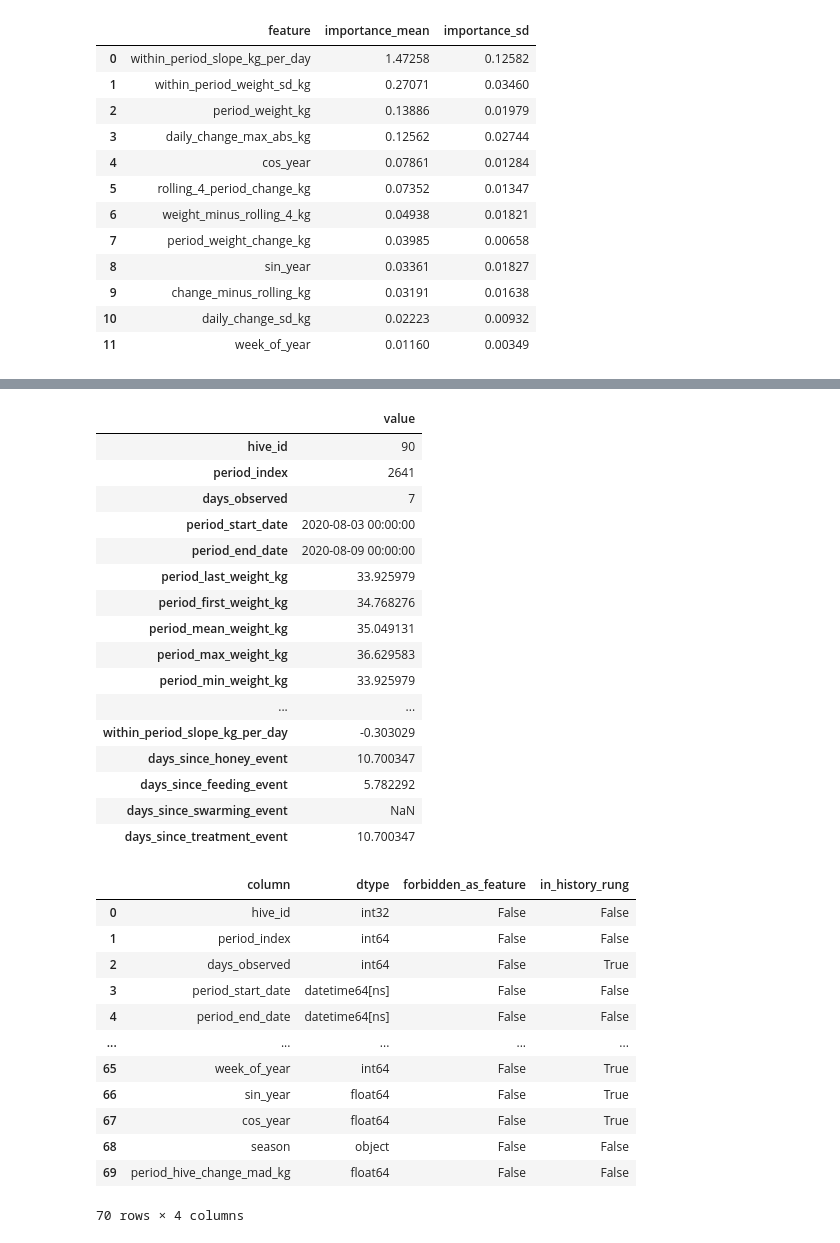
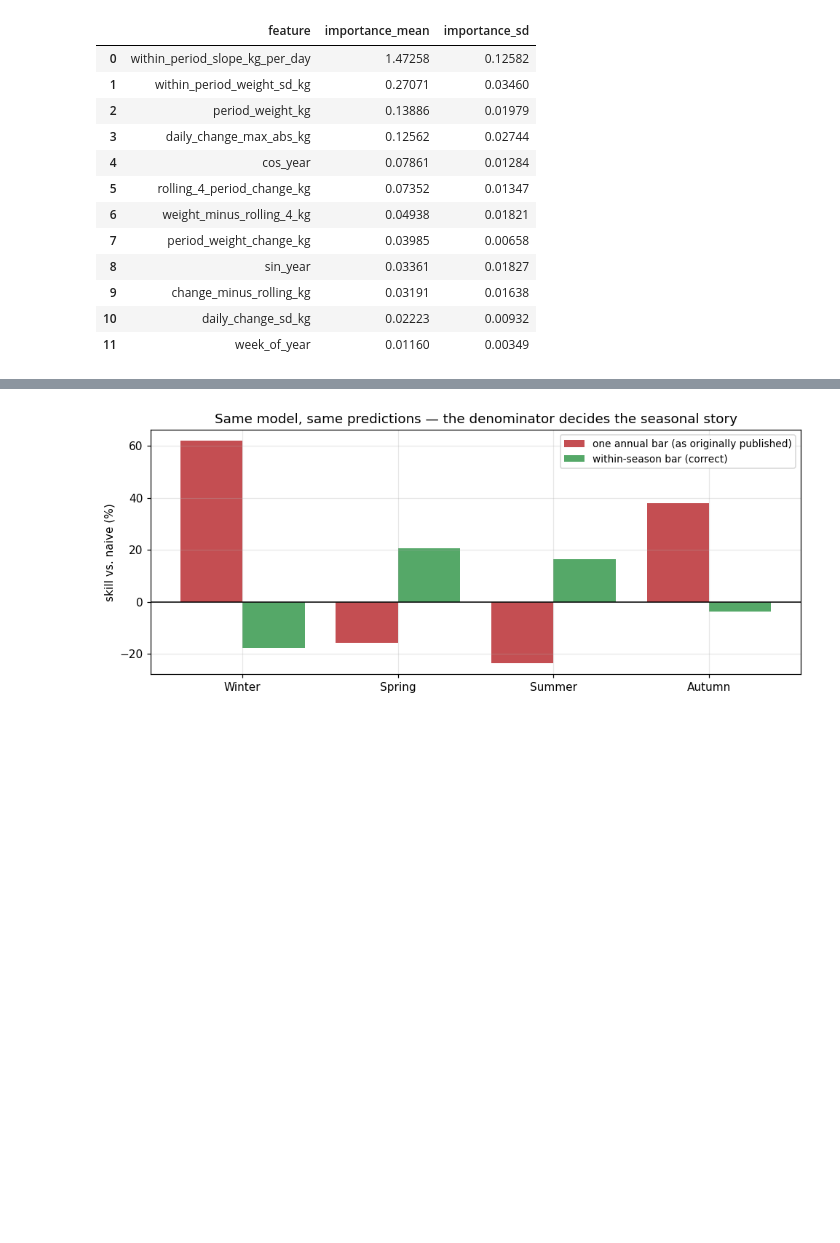
Before and after one commit to stephfn/honey-yield-predictive-model, a Jupyter notebook: Milestone_4_alt.ipynb, the cells around one changed output, grey strips where cells are left out. Drawn from its saved outputs; the diff is of its cells as text; code cells hidden in the pictures; blank space fills up the shorter version.

```diff
--- a/Milestone_4_alt.ipynb
+++ b/Milestone_4_alt.ipynb
@@ -1038,42 +1010,19 @@ skill but rests on 622 rows.
 # %%
-full_weeks = week_df[week_df.days_observed == 7].reset_index(drop=True)
-example = full_weeks.iloc[[len(full_weeks) // 2]].T
-example.columns = ["value"]
-display(example.head(45))
+order = ["Winter", "Spring", "Summer", "Autumn"]
+plot = seasons.set_index("value").loc[order]
 
-schema = pd.DataFrame({"column": week_df.columns, "dtype": [str(t) for t in week_df.dtypes]})
-schema["forbidden_as_feature"] = schema.column.isin(pr.PERIOD_FORBIDDEN)
-schema["in_history_rung"] = schema.column.isin(pr.PERIOD_FEATURE_SETS["history"])
-display(schema)
+fig, ax = plt.subplots(figsize=(9, 3.8))
+x = np.arange(len(order))
+ax.bar(x - 0.2, 100 * plot.skill_vs_pooled_naive, 0.4,
+       color="#c44e52", label="one annual bar (as originally published)")
+ax.bar(x + 0.2, 100 * plot.skill_vs_naive, 0.4,
+       color="#55a868", label="within-season bar (correct)")
+ax.axhline(0, color="black", linewidth=1)
+ax.set_xticks(x, order)
+ax.set(ylabel="skill vs. naive (%)",
+       title="Same model, same predictions — the denominator decides the seasonal story")
+ax.legend(fontsize=9)
+plt.tight_layout(); plt.show()
 # %% [output]
-|  | value |
-| hive_id | 90 |
-| period_index | 2641 |
-| days_observed | 7 |
-| period_start_date | 2020-08-03 00:00:00 |
-| period_end_date | 2020-08-09 00:00:00 |
-| period_last_weight_kg | 33.925979 |
-| period_first_weight_kg | 34.768276 |
-| period_mean_weight_kg | 35.049131 |
-| period_max_weight_kg | 36.629583 |
-| period_min_weight_kg | 33.925979 |
-| ... | ... |
-| within_period_slope_kg_per_day | -0.303029 |
-| days_since_honey_event | 10.700347 |
-| days_since_feeding_event | 5.782292 |
-| days_since_swarming_event | NaN |
-| days_since_treatment_event | 10.700347 |
-|  | column | dtype | forbidden_as_feature | in_history_rung |
-| 0 | hive_id | int32 | False | False |
-| 1 | period_index | int64 | False | False |
-| 2 | days_observed | int64 | False | True |
-| 3 | period_start_date | datetime64[ns] | False | False |
-| 4 | period_end_date | datetime64[ns] | False | False |
-| ... | ... | ... | ... | ... |
-| 65 | week_of_year | int64 | False | True |
-| 66 | sin_year | float64 | False | True |
-| 67 | cos_year | float64 | False | True |
-| 68 | season | object | False | False |
-| 69 | period_hive_change_mad_kg | float64 | False | False |
-70 rows × 4 columns
+[figure, added]
 # %% [markdown]
```
Also changed, not shown: parts of 39 cells of this notebook, 44 other files.
